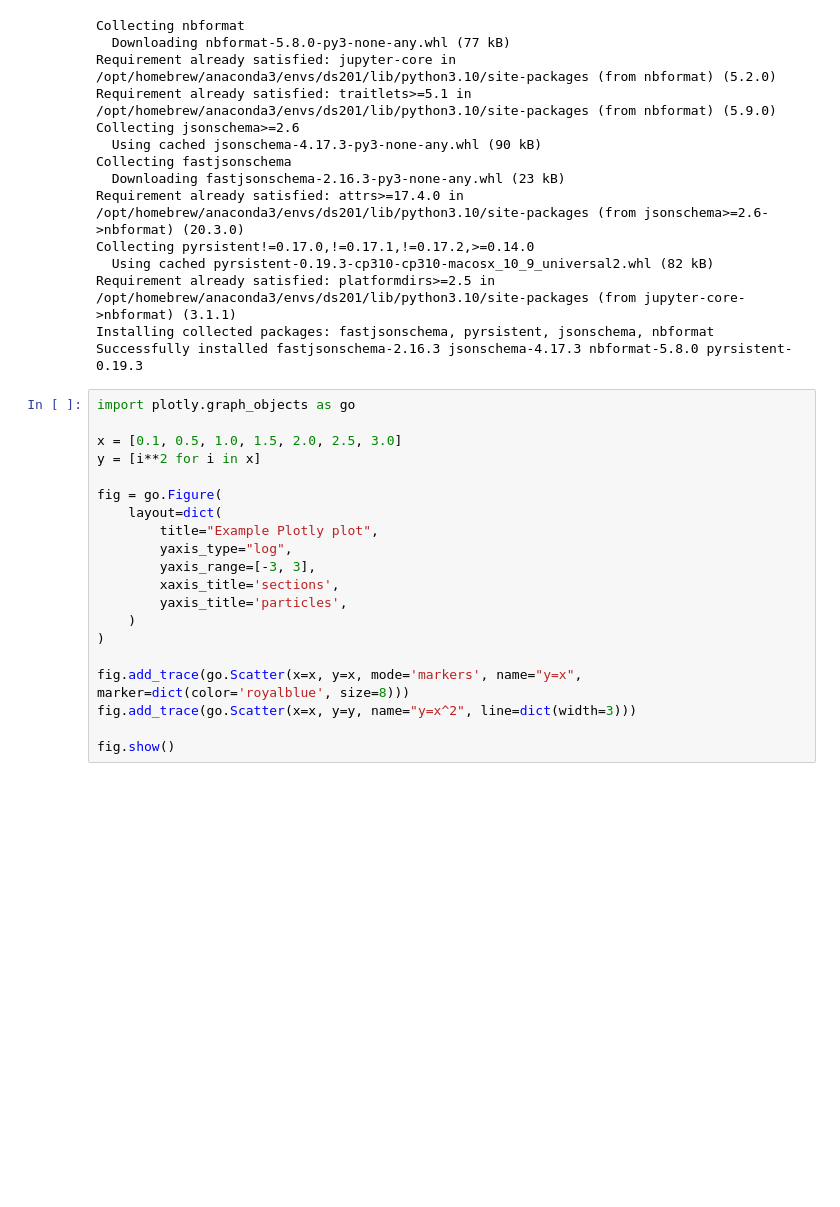
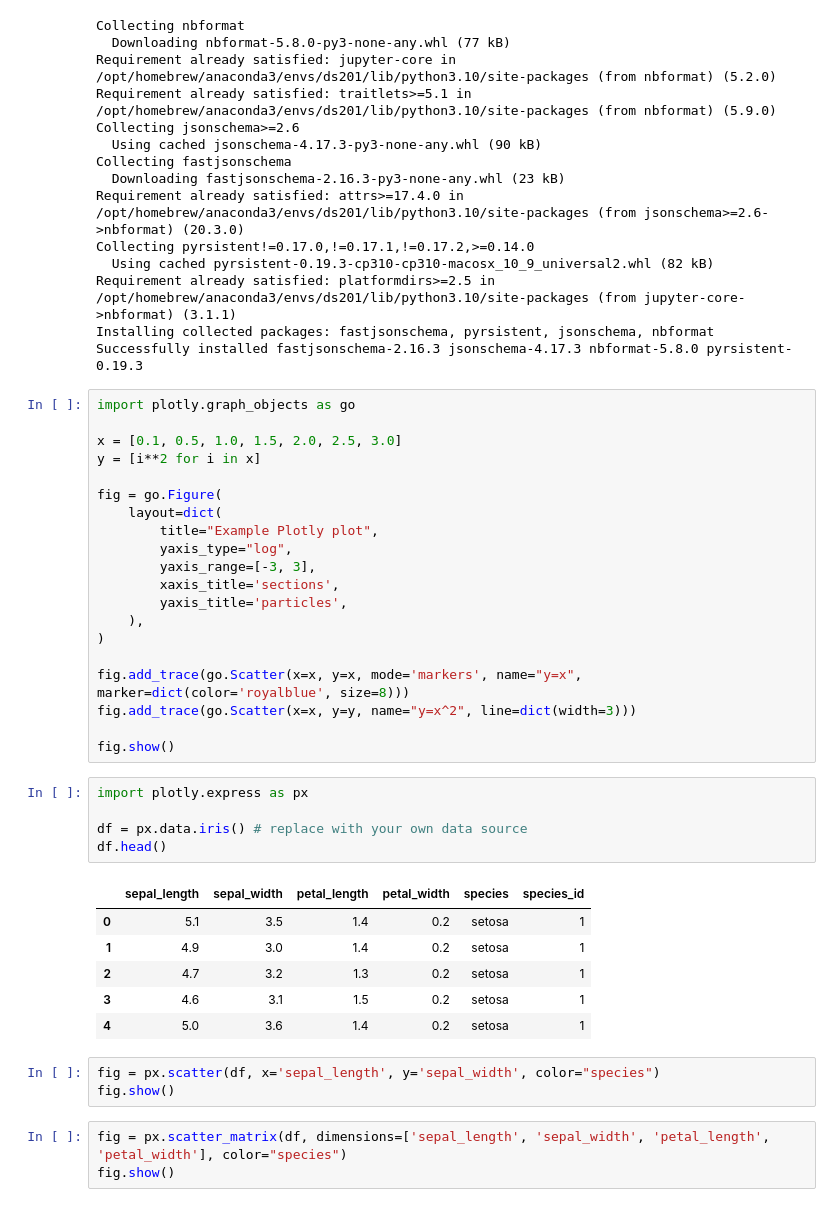
Before and after one commit to tarikaltuncu/py4ds, a Jupyter notebook: l8/01_interactive.ipynb, the cells around one changed output. Drawn from its saved outputs; the diff is of its cells as text; blank space fills up the shorter version.

```diff
--- a/l8/01_interactive.ipynb
+++ b/l8/01_interactive.ipynb
@@ -85,10 +86,28 @@ fig = go.Figure(
         yaxis_range=[-3, 3],
         xaxis_title='sections',
         yaxis_title='particles',
-    )
+    ),
 )
 
 fig.add_trace(go.Scatter(x=x, y=x, mode='markers', name="y=x", marker=dict(color='royalblue', size=8)))
 fig.add_trace(go.Scatter(x=x, y=y, name="y=x^2", line=dict(width=3)))
 
 fig.show()
+# %%
+import plotly.express as px
+
+df = px.data.iris() # replace with your own data source
+df.head()
+# %% [output]
+|  | sepal_length | sepal_width | petal_length | petal_width | species | species_id |
+| 0 | 5.1 | 3.5 | 1.4 | 0.2 | setosa | 1 |
+| 1 | 4.9 | 3.0 | 1.4 | 0.2 | setosa | 1 |
+| 2 | 4.7 | 3.2 | 1.3 | 0.2 | setosa | 1 |
+| 3 | 4.6 | 3.1 | 1.5 | 0.2 | setosa | 1 |
+| 4 | 5.0 | 3.6 | 1.4 | 0.2 | setosa | 1 |
+# %%
+fig = px.scatter(df, x='sepal_length', y='sepal_width', color="species")
+fig.show()
+# %%
+fig = px.scatter_matrix(df, dimensions=['sepal_length', 'sepal_width', 'petal_length', 'petal_width'], color="species")
+fig.show()
```
Also changed, not shown: parts of 1 cell of this notebook, 2 other files.
